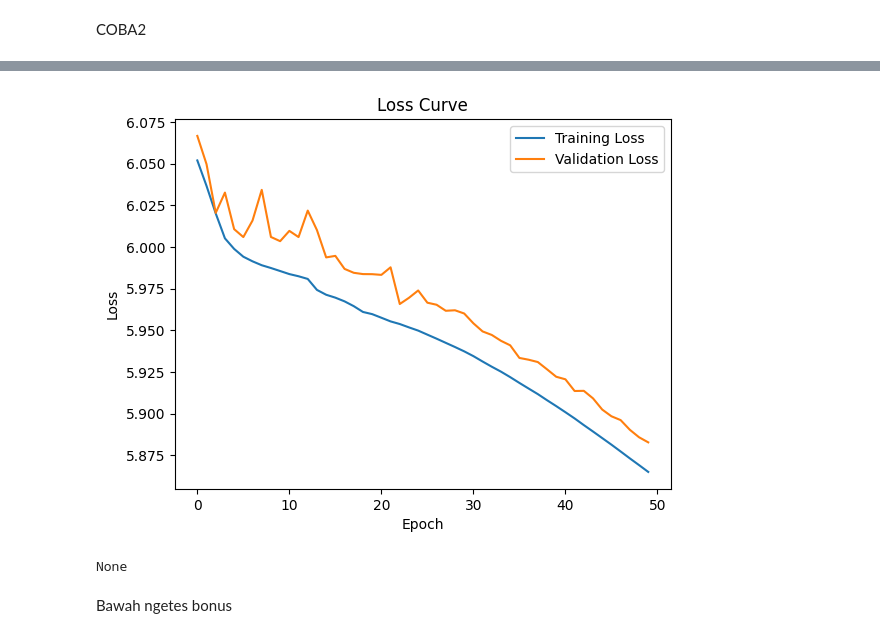
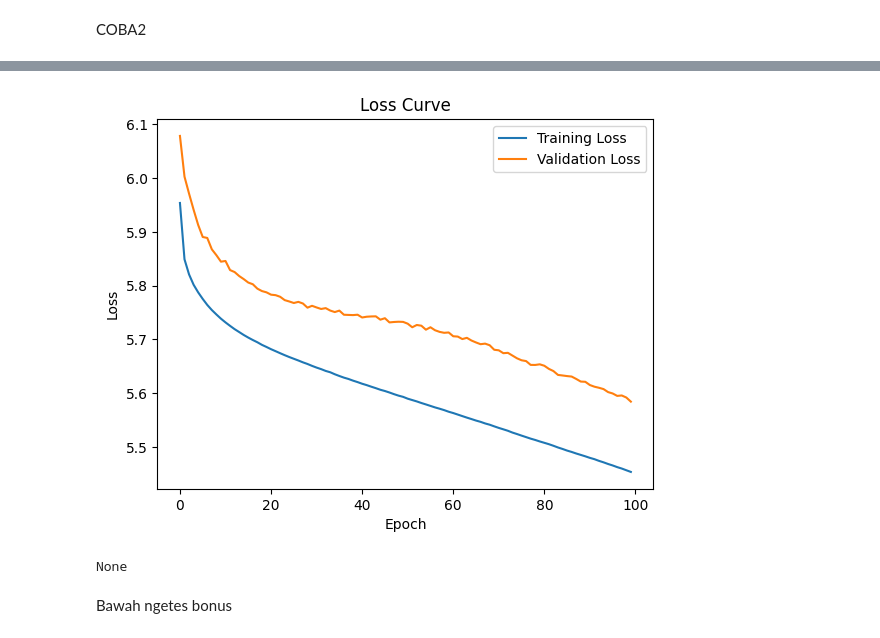
Before and after one commit to pandaandsushi/IF3270_Tubes1_FFNN, a Jupyter notebook: src/notebook.ipynb, the cells around one changed output, grey strips where cells are left out. Drawn from its saved outputs; the diff is of its cells as text; code cells hidden in the pictures.

```diff
--- a/src/notebook.ipynb
+++ b/src/notebook.ipynb
@@ -448,12 +94,14 @@ Note: you may need to restart the kernel to use updated packages.
 # %%
+from main import FFNN
+
 ffnn_model = FFNN(
     layers=[X_train.shape[1], 100, 100, 100, 100, 100, len(set(y_train))],  # Input, hidden 1, hidden 2, output
-    activation_functions=['relu', 'relu', 'relu', 'relu', 'relu', 'relu'],
+    activation_functions=['elu', 'elu', 'elu', 'elu', 'elu', 'elu'],
     loss_function='mse',
     weight_method='xavier',
     seed=42,
     regularization="l2"
 )
-a = ffnn_model.train(X_train, y_train, X_test, y_test, epochs=50, learning_rate=0.001, batch_size=200)
+a = ffnn_model.train(X_train, y_train, X_test, y_test, epochs=100, learning_rate=0.001, batch_size=200)
 print(a)
 # %% [output]
@@ -477,4 +125,4 @@ Validation Loss: 5.8828
-[figure, old version]
+[figure, new version]
 None
 # %% [markdown]
 Bawah ngetes bonus
```
Also changed, not shown: parts of 7 cells of this notebook, 1 other file.
